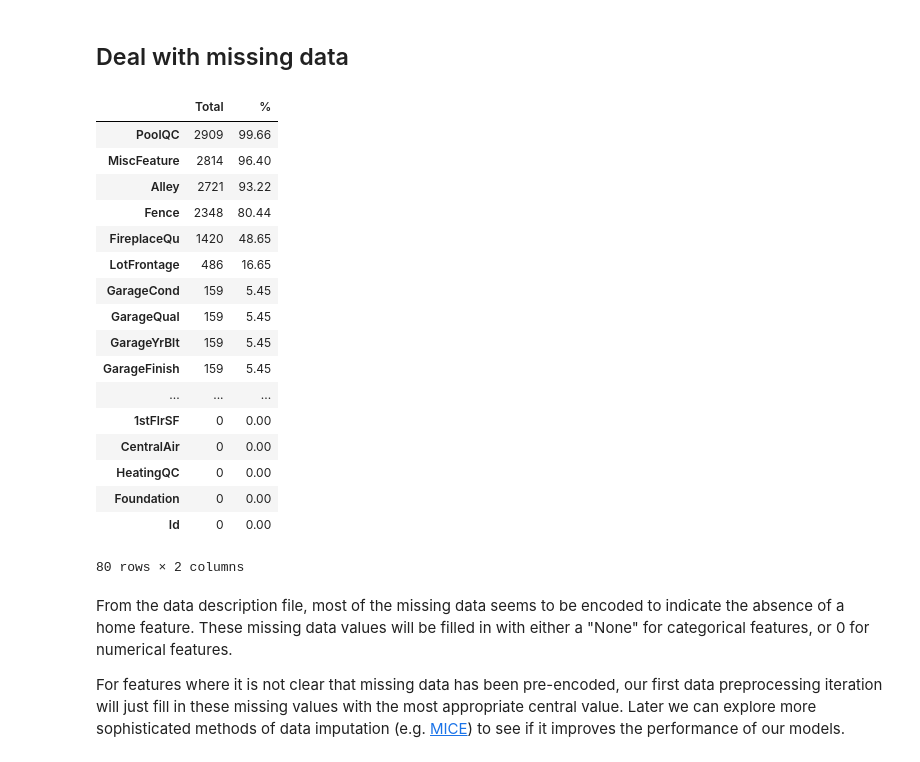
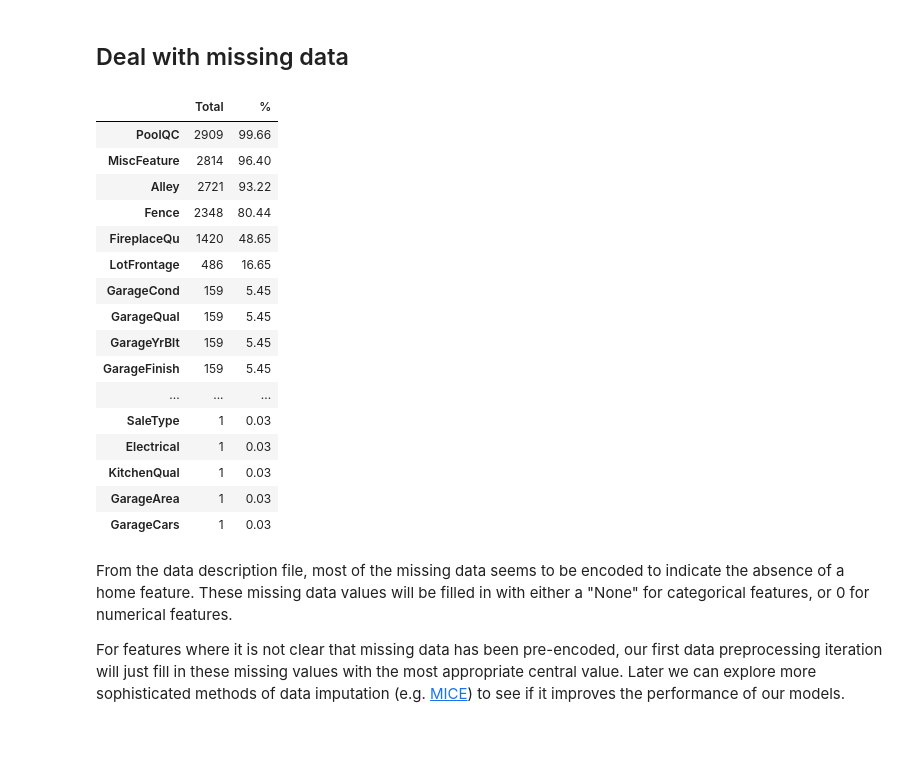
Before and after one commit to W-Tran/advanced-regression-techniques, a Jupyter notebook: advanced-regression-techniques.ipynb, the cells around one changed output. Saved outputs shown, nothing was run; the diff lists cells and outputs as text; code cells hidden in the pictures.

```diff
--- a/advanced-regression-techniques.ipynb
+++ b/advanced-regression-techniques.ipynb
@@ -183,28 +183,27 @@ A brief version of what is found in the "data description" file.
 # %%
 feats = list(all_data.columns)
 missing_data_df = pd.DataFrame(all_data[feats].isnull().sum().sort_values(ascending=False))
 missing_data_df.rename(columns={0:'Total'}, inplace=True)
 missing_data_df['%'] = np.round(missing_data_df['Total']/len(all_data), 4)*100
-missing_data_df
+missing_data_df[missing_data_df['%']!=0]
 # %% [output]
 |  | Total | % |
 | PoolQC | 2909 | 99.66 |
 | MiscFeature | 2814 | 96.40 |
 | Alley | 2721 | 93.22 |
 | Fence | 2348 | 80.44 |
 | FireplaceQu | 1420 | 48.65 |
 | LotFrontage | 486 | 16.65 |
 | GarageCond | 159 | 5.45 |
 | GarageQual | 159 | 5.45 |
 | GarageYrBlt | 159 | 5.45 |
 | GarageFinish | 159 | 5.45 |
 | ... | ... | ... |
-| 1stFlrSF | 0 | 0.00 |
-| CentralAir | 0 | 0.00 |
-| HeatingQC | 0 | 0.00 |
-| Foundation | 0 | 0.00 |
-| Id | 0 | 0.00 |
+| SaleType | 1 | 0.03 |
+| Electrical | 1 | 0.03 |
+| KitchenQual | 1 | 0.03 |
+| GarageArea | 1 | 0.03 |
+| GarageCars | 1 | 0.03 |
-80 rows × 2 columns
 # %% [markdown]
 From the data description file, most of the missing data seems to be encoded to indicate the absence of a home feature. These missing data values will be filled in with either a "None" for categorical features, or 0 for numerical features.
 
```
Also changed, not shown: parts of 1 cell of this notebook.
